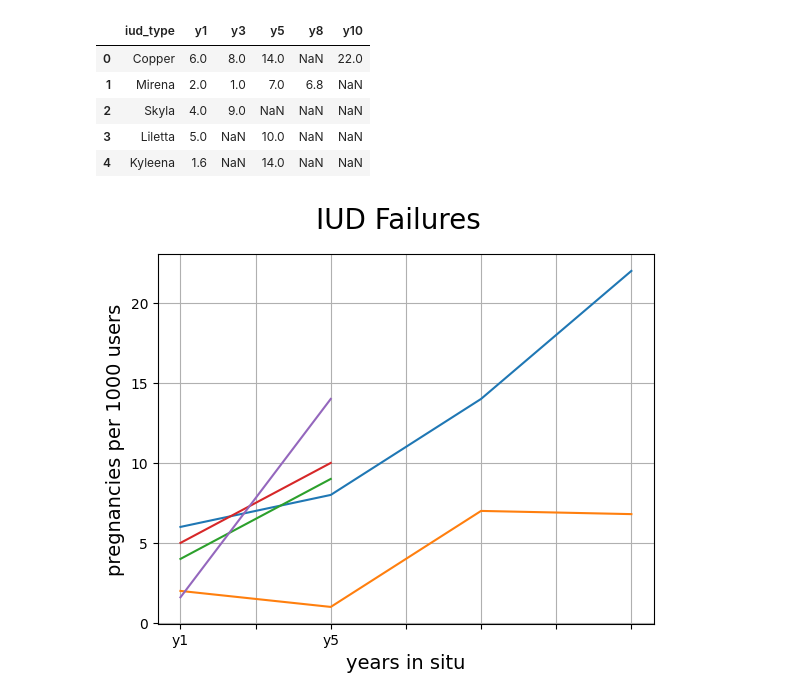
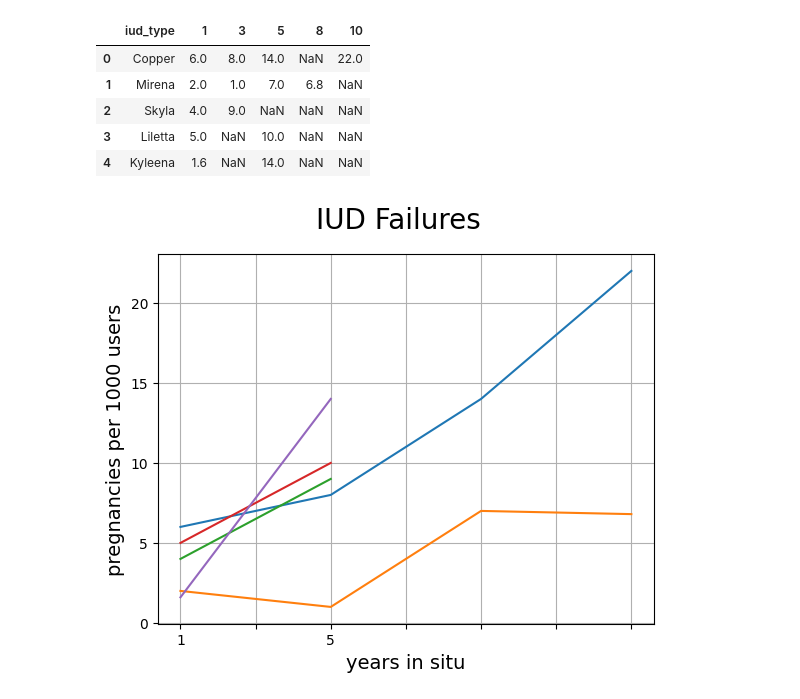
Before and after one commit to winter-beard/winter-beard.github.io, a Jupyter notebook: Project_1_notebook.ipynb, the cells around one changed output. Drawn from its saved outputs; the diff is of its cells as text; code cells hidden in the pictures.

```diff
--- a/Project_1_notebook.ipynb
+++ b/Project_1_notebook.ipynb
@@ -77,12 +85,12 @@ df.describe()
 # %%
 #needed to rename my terrible csv files
 df1 = pd.read_csv("IUD_type_per_1000.csv")
-df1.rename(columns = {'IUD':'iud_type','Year 1':'y1','Year 3 (cumulative)':'y3','Year 5 (cumulative)':'y5','Year 8 (cumulative)':'y8','Year 10 (cumulative':'y10'}, inplace=True)
+df1.rename(columns = {'IUD':'iud_type','Year 1':'1','Year 3 (cumulative)':'3','Year 5 (cumulative)':'5','Year 8 (cumulative)':'8','Year 10 (cumulative':'10'}, inplace=True)
 #df1['per 1000 women']= df['y']
 
 df1
 # %% [output]
-|  | iud_type | y1 | y3 | y5 | y8 | y10 |
+|  | iud_type | 1 | 3 | 5 | 8 | 10 |
 | 0 | Copper | 6.0 | 8.0 | 14.0 | NaN | 22.0 |
 | 1 | Mirena | 2.0 | 1.0 | 7.0 | 6.8 | NaN |
 | 2 | Skyla | 4.0 | 9.0 | NaN | NaN | NaN |
@@ -98,11 +106,14 @@ fig = plt.figure()
 for c in df1['iud_type']:
     df1.set_index('iud_type').transpose()[c].dropna().plot()
 
+
 plt.suptitle('IUD Failures', fontsize=20)
 plt.xlabel('years in situ', fontsize=14)
 plt.ylabel('pregnancies per 1000 users', fontsize=14)
 
 plt.grid()
 plt.tick_params()
+
+#To Datawrapper we go
 # %% [output]
-[figure, old version]
+[figure, new version]
```
Also changed, not shown: parts of 8 cells of this notebook, 1 other file.
